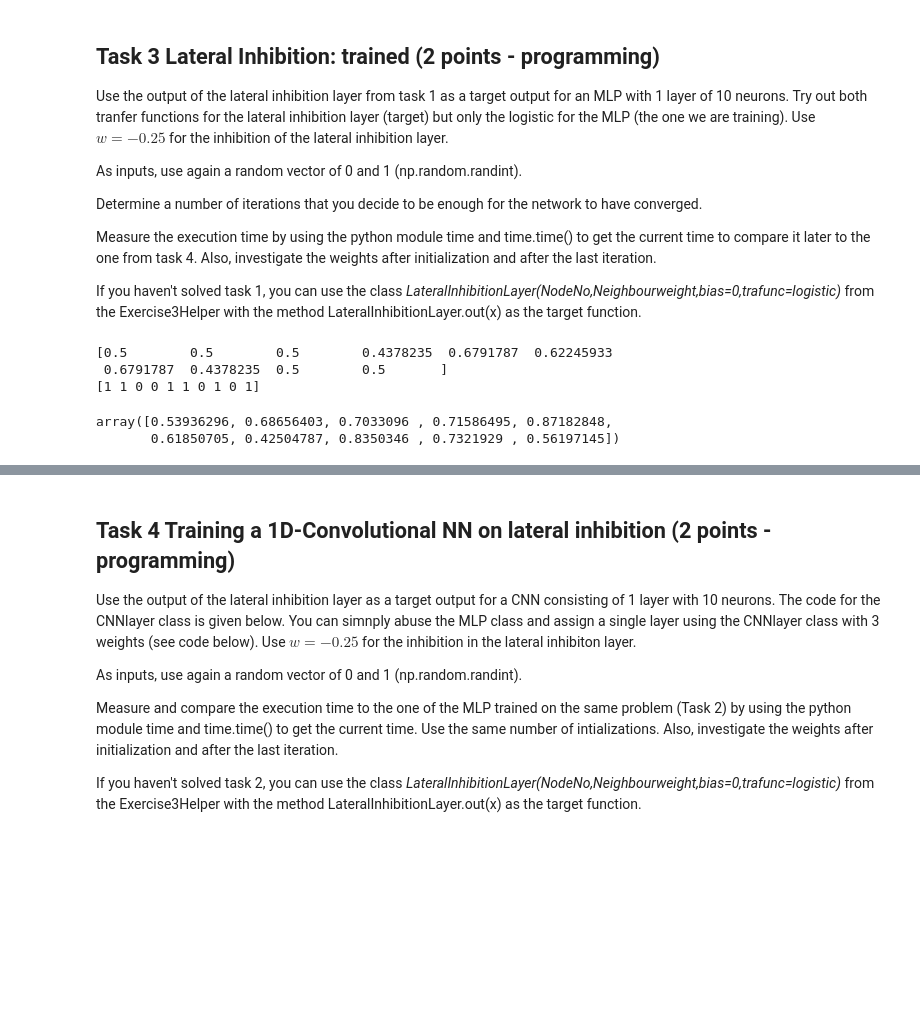
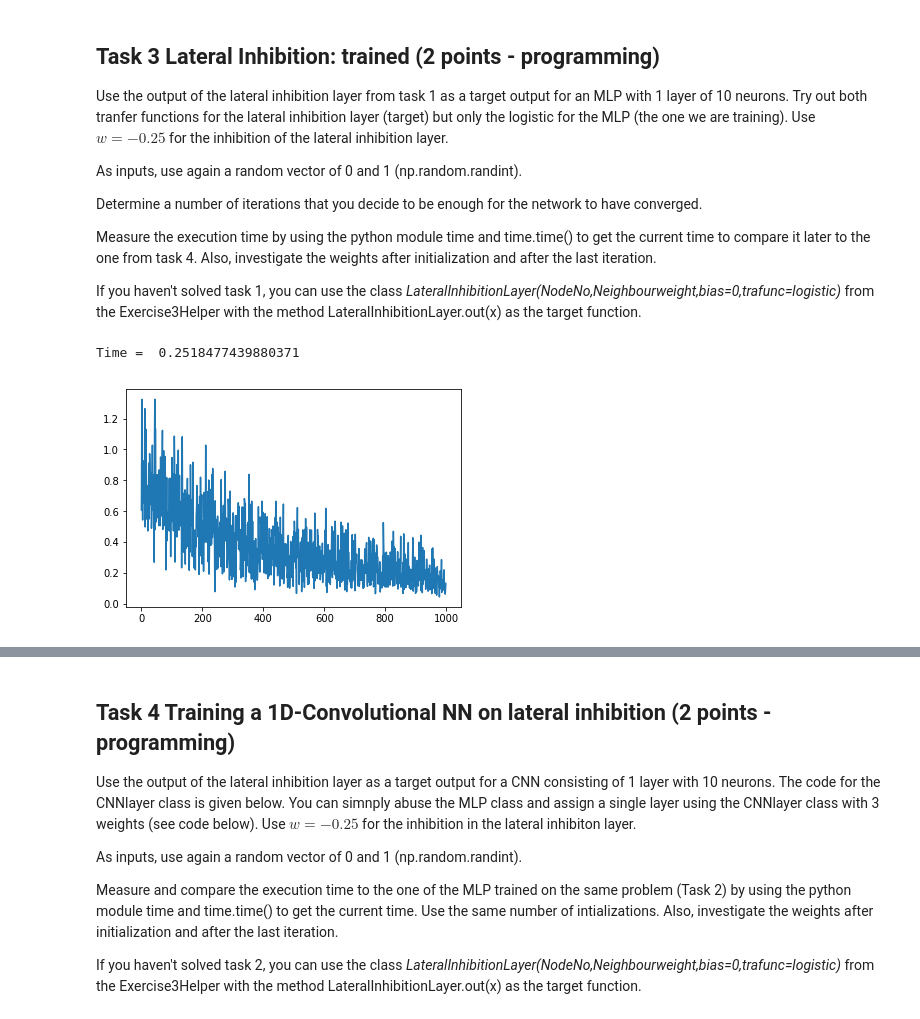
Before and after one commit to Klavaro/mlpy, a Jupyter notebook: Exercise3.ipynb, the cells around one changed output, grey strips where cells are left out. Cells and saved outputs as stored; diff of their text form; code cells hidden in the pictures; blank space fills up the shorter version.

```diff
--- a/Exercise3.ipynb
+++ b/Exercise3.ipynb
@@ -107,20 +155,26 @@ Measure the execution time by using the python module time and time.time() to ge
 
 If you haven't solved task 1, you can use the class *LateralInhibitionLayer(NodeNo,Neighbourweight,bias=0,trafunc=logistic)* from the Exercise3Helper with the method LateralInhibitionLayer.out(x) as the target function.
 # %%
+
 LayerNos=[10]
 Network = MLP(10,LayerNos)
 learnrate=1
-NumIt=10
+NumIt=1000
 
 # Logistic
 Log_LatInh = helper.LateralInhibitionLayer(NodeNo= 10, Neighbourweight= -0.25)
-Log_LatInh_Output = Log_LatInh.out(x =np.random.randint(2, size = NumIt))
-print(Log_LatInh_Output)
-print(np.random.randint(2, size = 10))
-Network.train(NumIt,x_train = lambda:np.random.randint(2,size=10), o_train =  Log_LatInh.out(np.random.randint(2, size = NumIt)) )
+#Log_LatInh_Output = Log_LatInh.out(x =np.random.randint(2, size = 10))
+
+
+def x():
+    inp = np.random.randint(0,2,10)
+    return inp
+Log_time_start = time.time()
+Errors = Network.train(NumIt,x_train =x, o_train = Log_LatInh.out)
+Log_time_end = time.time()
+plt.plot(Errors)
+
+print("Time = ", Log_time_end-Log_time_start)
 # %% [output]
-[0.5        0.5        0.5        0.4378235  0.6791787  0.62245933
- 0.6791787  0.4378235  0.5        0.5       ]
-[1 1 0 0 1 1 0 1 0 1]
+Time =  0.2518477439880371
-array([0.53936296, 0.68656403, 0.7033096 , 0.71586495, 0.87182848,
-       0.61850705, 0.42504787, 0.8350346 , 0.7321929 , 0.56197145])
+[figure, added]
```
Also changed, not shown: parts of 7 cells of this notebook.
